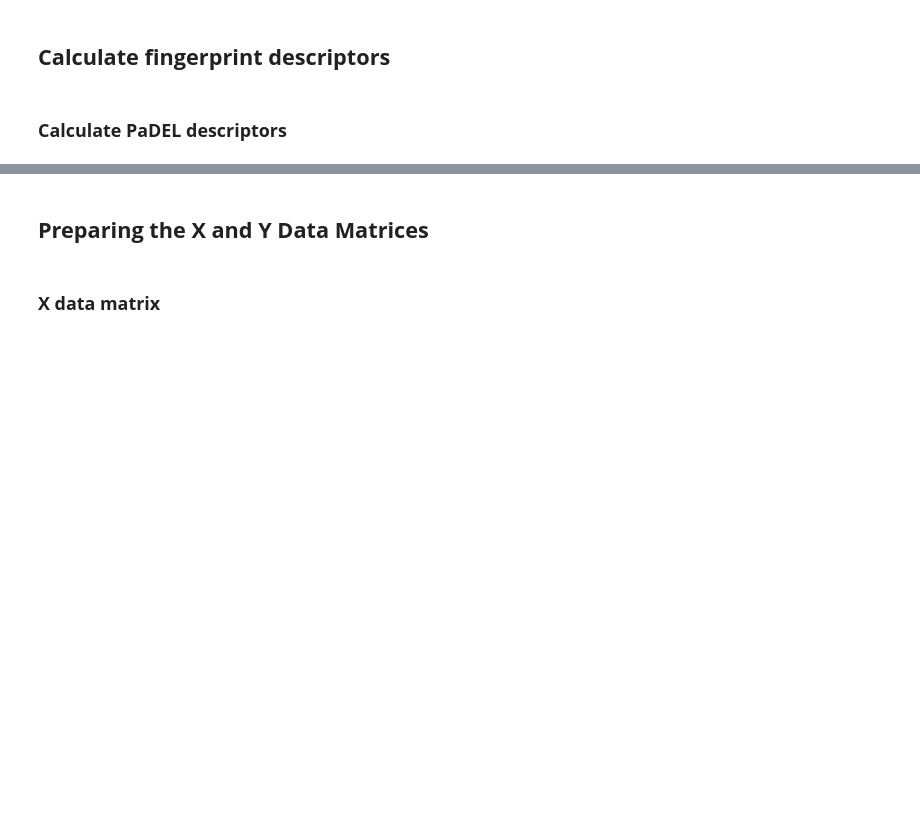
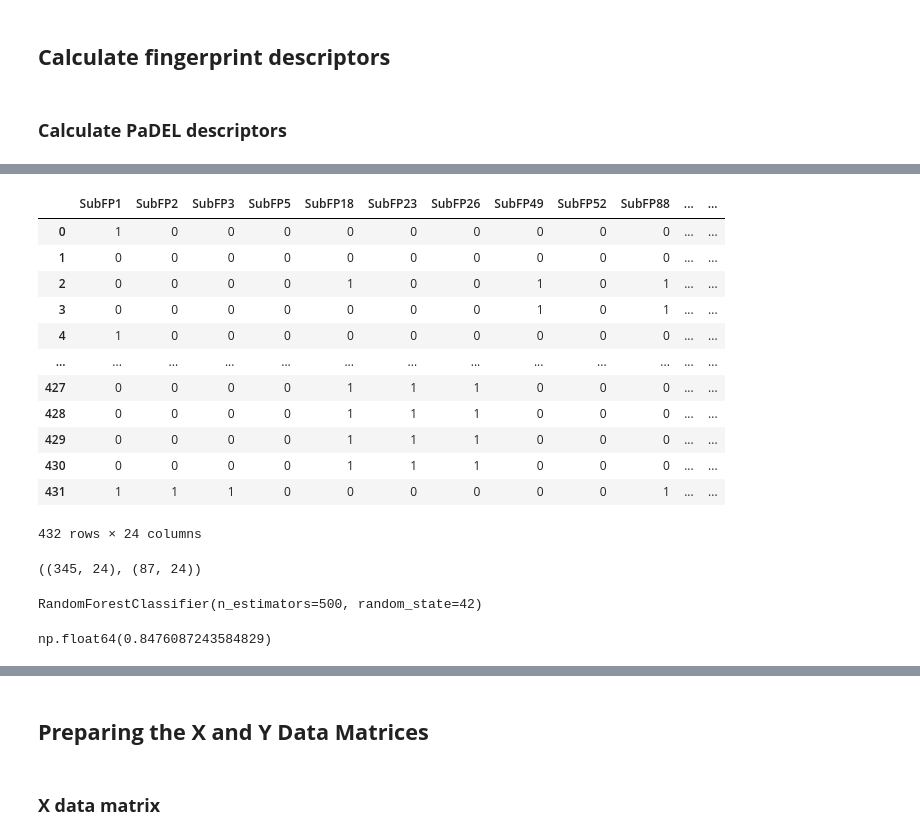
Before and after one commit to Trishund/healthcare-dataset-prediction-modle-, a Jupyter notebook: python/Falcipain_2_Descriptor_Dataset_Preparation.ipynb, the cells around one changed output, grey strips where cells are left out. Cells and saved outputs as stored; diff of their text form; code cells hidden in the pictures; blank space fills up the shorter version.

```diff
--- a/python/Falcipain_2_Descriptor_Dataset_Preparation.ipynb
+++ b/python/Falcipain_2_Descriptor_Dataset_Preparation.ipynb
@@ -165,0 +195,24 @@ drwxr-xr-x 1 root root     4096 May 29 18:19 sample_data
+# %%
+from sklearn.feature_selection import VarianceThreshold
+
+def remove_low_variance(input_data, threshold=0.1):
+    selection = VarianceThreshold(threshold)
+    selection.fit(input_data)
+    return input_data[input_data.columns[selection.get_support(indices=True)]]
+
+X = remove_low_variance(X, threshold=0.1)
+X
+# %% [output]
+|  | SubFP1 | SubFP2 | SubFP3 | SubFP5 | SubFP18 | SubFP23 | SubFP26 | SubFP49 | SubFP52 | SubFP88 | ... | ... |
+| 0 | 1 | 0 | 0 | 0 | 0 | 0 | 0 | 0 | 0 | 0 | ... | ... |
+| 1 | 0 | 0 | 0 | 0 | 0 | 0 | 0 | 0 | 0 | 0 | ... | ... |
+| 2 | 0 | 0 | 0 | 0 | 1 | 0 | 0 | 1 | 0 | 1 | ... | ... |
+| 3 | 0 | 0 | 0 | 0 | 0 | 0 | 0 | 1 | 0 | 1 | ... | ... |
+| 4 | 1 | 0 | 0 | 0 | 0 | 0 | 0 | 0 | 0 | 0 | ... | ... |
+| ... | ... | ... | ... | ... | ... | ... | ... | ... | ... | ... | ... | ... |
+| 427 | 0 | 0 | 0 | 0 | 1 | 1 | 1 | 0 | 0 | 0 | ... | ... |
+| 428 | 0 | 0 | 0 | 0 | 1 | 1 | 1 | 0 | 0 | 0 | ... | ... |
+| 429 | 0 | 0 | 0 | 0 | 1 | 1 | 1 | 0 | 0 | 0 | ... | ... |
+| 430 | 0 | 0 | 0 | 0 | 1 | 1 | 1 | 0 | 0 | 0 | ... | ... |
+| 431 | 1 | 1 | 1 | 0 | 0 | 0 | 0 | 0 | 0 | 1 | ... | ... |
+432 rows × 24 columns
@@ -165,0 +223,12 @@ drwxr-xr-x 1 root root     4096 May 29 18:19 sample_data
+# %%
+X_train.shape, X_test.shape
+# %% [output]
+((345, 24), (87, 24))
+# %%
+from sklearn.ensemble import RandomForestClassifier
+from sklearn.metrics import matthews_corrcoef
+
+model = RandomForestClassifier(n_estimators=500, random_state=42)
+model.fit(X_train, y_train)
+# %% [output]
+RandomForestClassifier(n_estimators=500, random_state=42)
@@ -165,0 +238,5 @@ drwxr-xr-x 1 root root     4096 May 29 18:19 sample_data
+# %%
+mcc_train = matthews_corrcoef(y_train, y_train_pred)
+mcc_train
+# %% [output]
+np.float64(0.8476087243584829)
```
Also changed, not shown: parts of 39 cells of this notebook.
